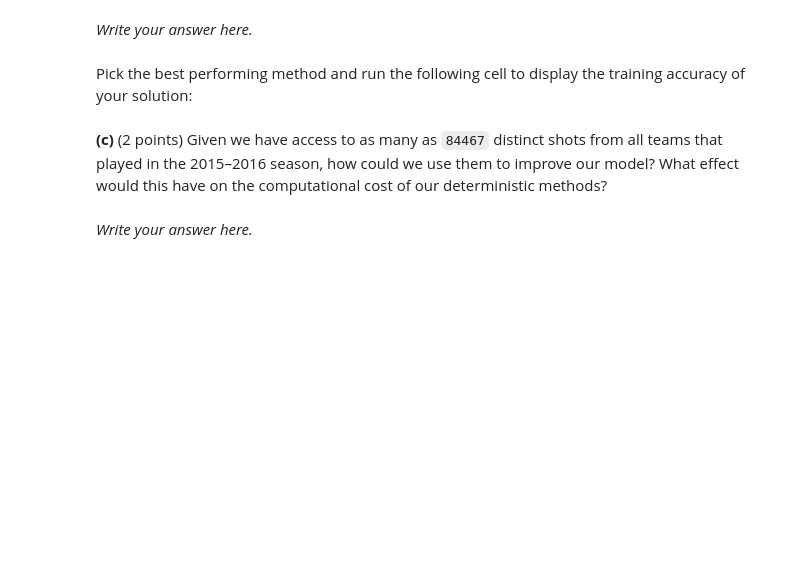
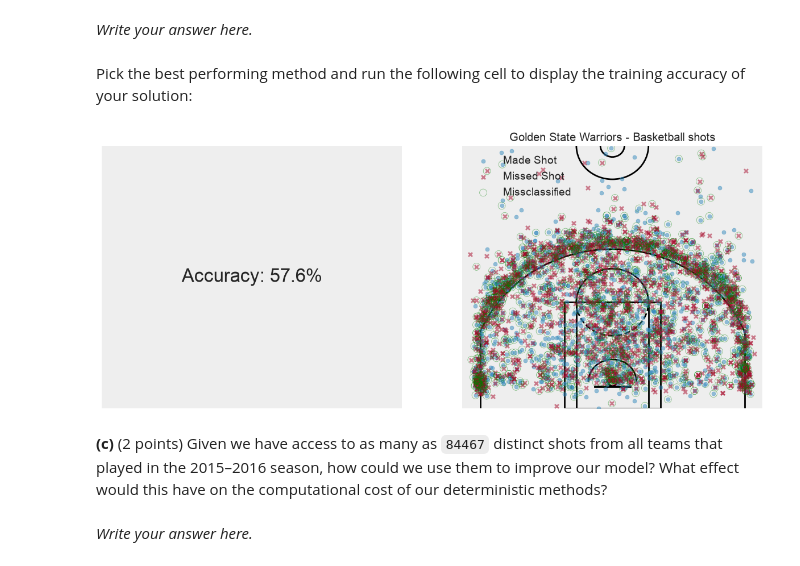
Before and after one commit to DavideRossi123/Assignment-1-Maths-of-Data, a Jupyter notebook: Part 2 - First order methods.ipynb, the cells around one changed output. Cells and saved outputs as stored; diff of their text form; code cells hidden in the pictures; blank space fills up the shorter version.

```diff
--- a/Part 2 - First order methods.ipynb
+++ b/Part 2 - First order methods.ipynb
@@ -708,11 +854,13 @@ plot(methods, f, x_zero, max_iteration=5000, palette="tab20")
 # %% [markdown]
 Pick the best performing method and run the following cell to display the training accuracy of your solution:
 # %%
-method = ...  # FILL: choose a method
+method = AGDR  # FILL: choose a method
 run_trace = run(method, f, x_zero, 5000)
 last_x_k = run_trace.sequence[-1]
 
 train_accuracy(run_trace.sequence[-1])
+# %% [output]
+[figure, added]
 # %% [markdown]
 **(c)** (2 points) Given we have access to as many as `84467` distinct shots from all teams that played in the 2015–2016 season, how could we use them to improve our model? What effect would this have on the computational cost of our deterministic methods?
 # %% [markdown]
```
Also changed, not shown: parts of 23 cells of this notebook.
